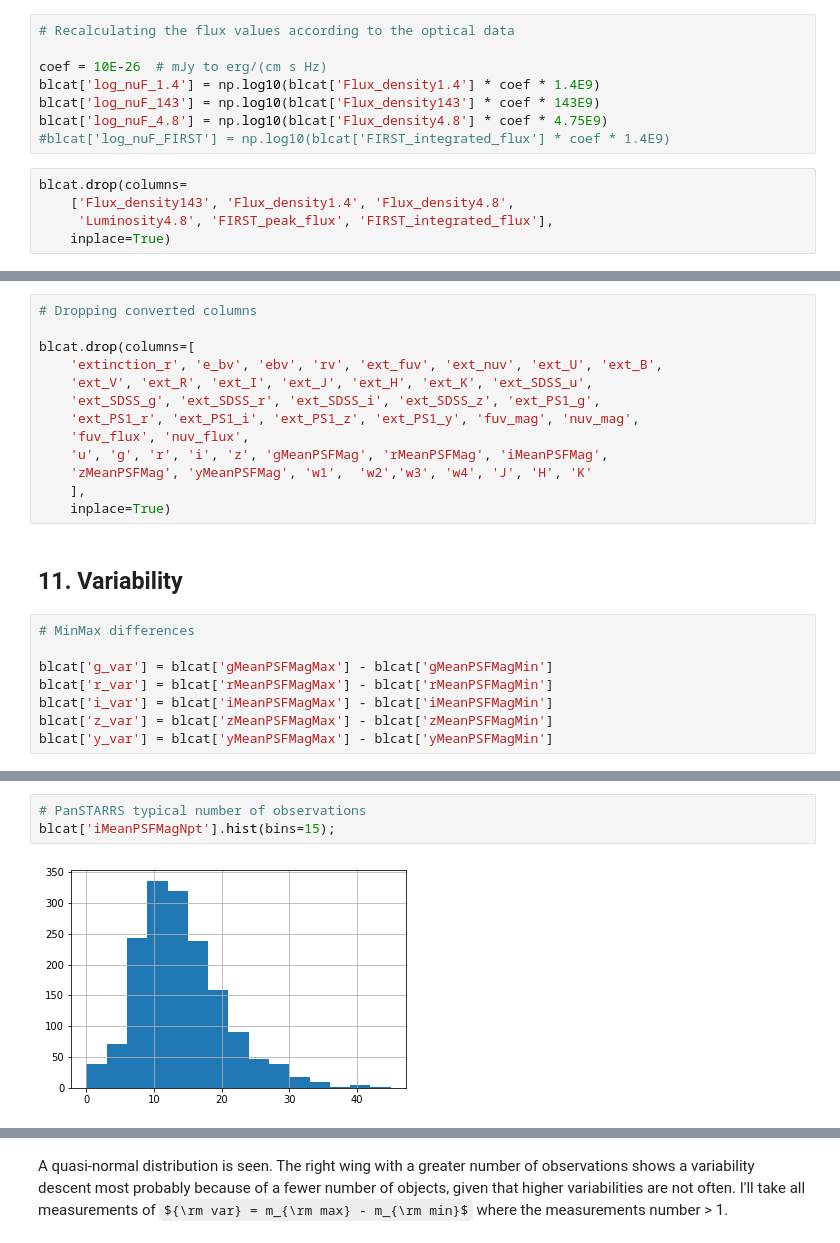
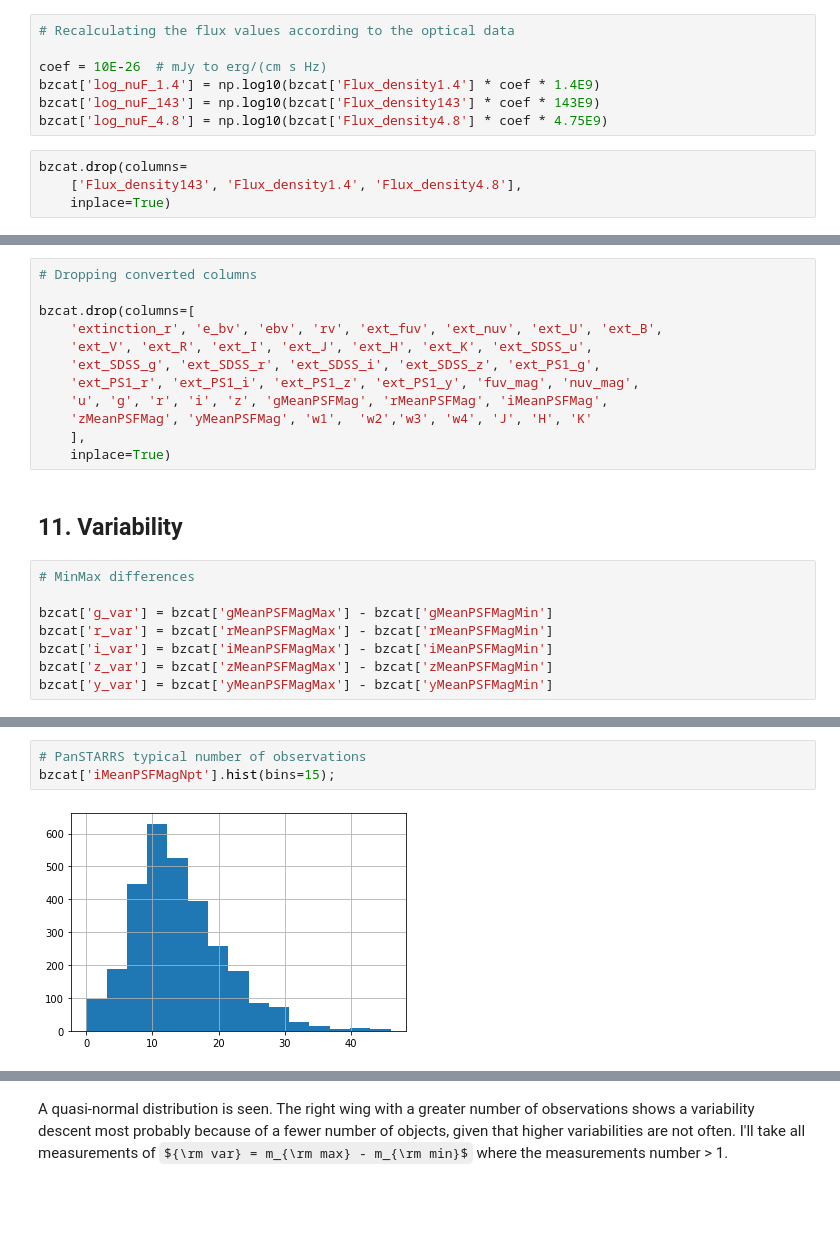
Before and after one commit to DKudryavtsev/BZCAT-Clustering, a Jupyter notebook: feature_engineering.ipynb, the cells around one changed output, grey strips where cells are left out. Saved outputs shown, nothing was run; the diff lists cells and outputs as text; some formulas as TeX source; blank space fills up the shorter version.

```diff
--- a/feature_engineering.ipynb
+++ b/feature_engineering.ipynb
@@ -649,12 +588,10 @@ plt.show()
 # Recalculating the flux values according to the optical data
 
 coef = 10E-26  # mJy to erg/(cm s Hz)
-blcat['log_nuF_1.4'] = np.log10(blcat['Flux_density1.4'] * coef * 1.4E9)
-blcat['log_nuF_143'] = np.log10(blcat['Flux_density143'] * coef * 143E9)
-blcat['log_nuF_4.8'] = np.log10(blcat['Flux_density4.8'] * coef * 4.75E9)
-#blcat['log_nuF_FIRST'] = np.log10(blcat['FIRST_integrated_flux'] * coef * 1.4E9)
+bzcat['log_nuF_1.4'] = np.log10(bzcat['Flux_density1.4'] * coef * 1.4E9)
+bzcat['log_nuF_143'] = np.log10(bzcat['Flux_density143'] * coef * 143E9)
+bzcat['log_nuF_4.8'] = np.log10(bzcat['Flux_density4.8'] * coef * 4.75E9)
 # %%
-blcat.drop(columns=
-    ['Flux_density143', 'Flux_density1.4', 'Flux_density4.8',
-     'Luminosity4.8', 'FIRST_peak_flux', 'FIRST_integrated_flux'],
+bzcat.drop(columns=
+    ['Flux_density143', 'Flux_density1.4', 'Flux_density4.8'],
     inplace=True)
@@ -758,12 +691,11 @@ AUX_COLORS = ['fuv-nuv', 'nuv-Su', 'Su-Sg', 'Sg-Sr', 'Sr-Si', 'Si-Sz', 'nuv-g',
 # %%
 # Dropping converted columns
 
-blcat.drop(columns=[
+bzcat.drop(columns=[
     'extinction_r', 'e_bv', 'ebv', 'rv', 'ext_fuv', 'ext_nuv', 'ext_U', 'ext_B',
     'ext_V', 'ext_R', 'ext_I', 'ext_J', 'ext_H', 'ext_K', 'ext_SDSS_u',
     'ext_SDSS_g', 'ext_SDSS_r', 'ext_SDSS_i', 'ext_SDSS_z', 'ext_PS1_g',
     'ext_PS1_r', 'ext_PS1_i', 'ext_PS1_z', 'ext_PS1_y', 'fuv_mag', 'nuv_mag',
-    'fuv_flux', 'nuv_flux',
     'u', 'g', 'r', 'i', 'z', 'gMeanPSFMag', 'rMeanPSFMag', 'iMeanPSFMag',
     'zMeanPSFMag', 'yMeanPSFMag', 'w1',  'w2','w3', 'w4', 'J', 'H', 'K'
     ],
@@ -773,10 +705,10 @@ blcat.drop(columns=[
 # %%
 # MinMax differences
 
-blcat['g_var'] = blcat['gMeanPSFMagMax'] - blcat['gMeanPSFMagMin']
-blcat['r_var'] = blcat['rMeanPSFMagMax'] - blcat['rMeanPSFMagMin']
-blcat['i_var'] = blcat['iMeanPSFMagMax'] - blcat['iMeanPSFMagMin']
-blcat['z_var'] = blcat['zMeanPSFMagMax'] - blcat['zMeanPSFMagMin']
-blcat['y_var'] = blcat['yMeanPSFMagMax'] - blcat['yMeanPSFMagMin']
+bzcat['g_var'] = bzcat['gMeanPSFMagMax'] - bzcat['gMeanPSFMagMin']
+bzcat['r_var'] = bzcat['rMeanPSFMagMax'] - bzcat['rMeanPSFMagMin']
+bzcat['i_var'] = bzcat['iMeanPSFMagMax'] - bzcat['iMeanPSFMagMin']
+bzcat['z_var'] = bzcat['zMeanPSFMagMax'] - bzcat['zMeanPSFMagMin']
+bzcat['y_var'] = bzcat['yMeanPSFMagMax'] - bzcat['yMeanPSFMagMin']
 # %%
 # Correlation between optical variabilities
@@ -808,8 +740,8 @@ sns.pairplot(blcat[['var_21.7', 'var_11.2', 'var_7.7', 'var_4.8']]);
 # %%
 # PanSTARRS typical number of observations
-blcat['iMeanPSFMagNpt'].hist(bins=15);
+bzcat['iMeanPSFMagNpt'].hist(bins=15);
 # %% [output]
-[figure, old version]
+[figure, new version]
 # %%
 # Variability vs number of measuremets
 
```
Also changed, not shown: parts of 65 cells of this notebook, 2 other files.
